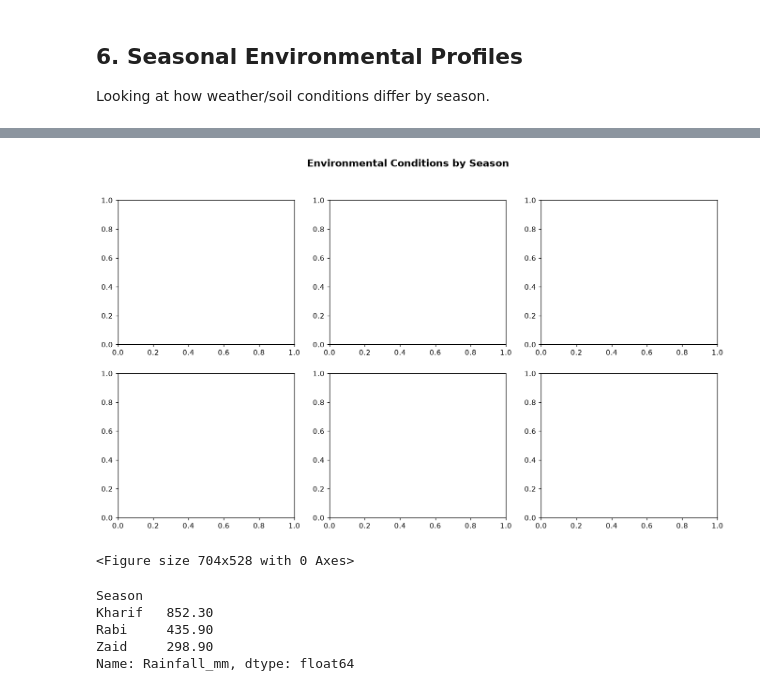
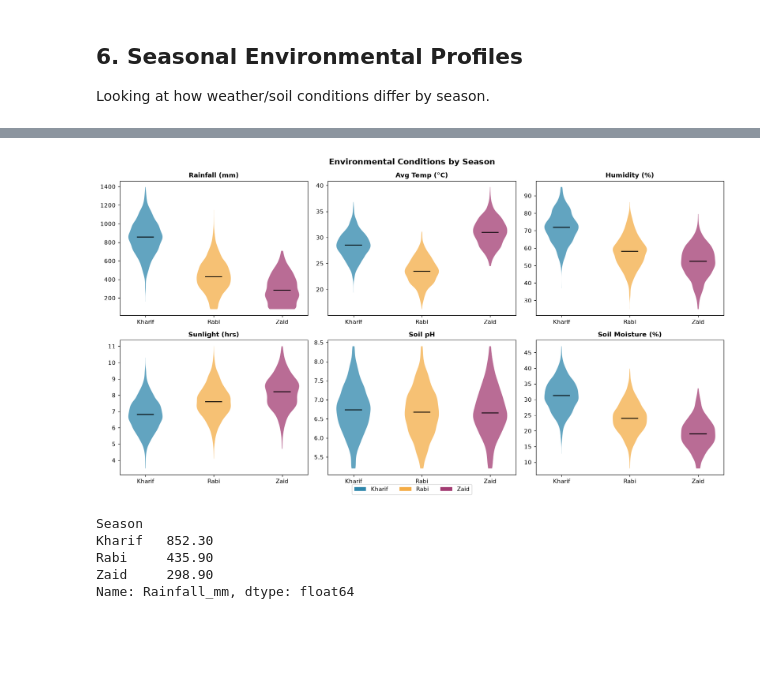
Before and after one commit to MithunKumarRajak/Seasonal-Agriculture-Performance-Analysis, a Jupyter notebook: Seasonal_Agriculture_Performance_Analysis.ipynb, the cells around one changed output, grey strips where cells are left out. Saved outputs shown, nothing was run; the diff lists cells and outputs as text; code cells hidden in the pictures; blank space fills up the shorter version.

```diff
--- a/Seasonal_Agriculture_Performance_Analysis.ipynb
+++ b/Seasonal_Agriculture_Performance_Analysis.ipynb
@@ -288,10 +288,29 @@ env_summary.loc[SEASON_ORDER]
 | Rabi | 435.90 | 23.49 | 57.89 | 7.59 | 6.67 | 24.05 |
 | Zaid | 298.95 | 31.04 | 52.01 | 8.18 | 6.69 | 19.16 |
 # %%
-# violin plots show distribution nicely
+# violin plots of environmental conditions across seasons
+import matplotlib.patches as mpatches
+
 fig, axes = plt.subplots(2, 3, figsize=(15, 8))
 fig.suptitle('Environmental Conditions by Season', fontsize=14, fontweight='bold')
-labels = ['Rainfall (mm)', 'Avg Temp (C)', 'Humidity (%)',
+labels = ['Rainfall (mm)', 'Avg Temp (°C)', 'Humidity (%)',
           'Sunlight (hrs)', 'Soil pH', 'Soil Moisture (%)']
+
+for ax, col, lbl in zip(axes.flat, env_cols, labels):
+    data = [df[df['Season'] == s][col].dropna() for s in SEASON_ORDER]
+    vp = ax.violinplot(data, positions=[1, 2, 3], showmedians=True, showextrema=False)
+    for patch, s in zip(vp['bodies'], SEASON_ORDER):
+        patch.set_facecolor(SEASON_COLORS[s])
+        patch.set_alpha(0.75)
+    vp['cmedians'].set_color('black')
+    ax.set_xticks([1, 2, 3])
+    ax.set_xticklabels(SEASON_ORDER)
+    ax.set_title(lbl, fontsize=11, fontweight='bold')
+
+handles = [mpatches.Patch(facecolor=SEASON_COLORS[s], label=s) for s in SEASON_ORDER]
+fig.legend(handles=handles, loc='lower center', ncol=3, fontsize=10,
+           bbox_to_anchor=(0.5, -0.02))
+plt.tight_layout()
+plt.show()
 # %% [output]
-[figure, old version]
+[figure, new version]
@@ -311,12 +317,3 @@ for ax, col, lbl in zip(axes.flat, env_cols, labels):
-# %%
-# adding legend and showing
-handles = [mpatches.Patch(facecolor=SEASON_COLORS[s], label=s) for s in SEASON_ORDER]
-fig.legend(handles=handles, loc='lower center', ncol=3, fontsize=10,
-           bbox_to_anchor=(0.5, -0.02))
-plt.tight_layout()
-plt.show()
-# %% [output]
-<Figure size 704x528 with 0 Axes>
 # %%
 # kharif clearly has most rain, zaid is hot and dry
 print(df.groupby('Season')['Rainfall_mm'].mean().round(1))
```
Also changed, not shown: parts of 11 cells of this notebook, 1 other file.
